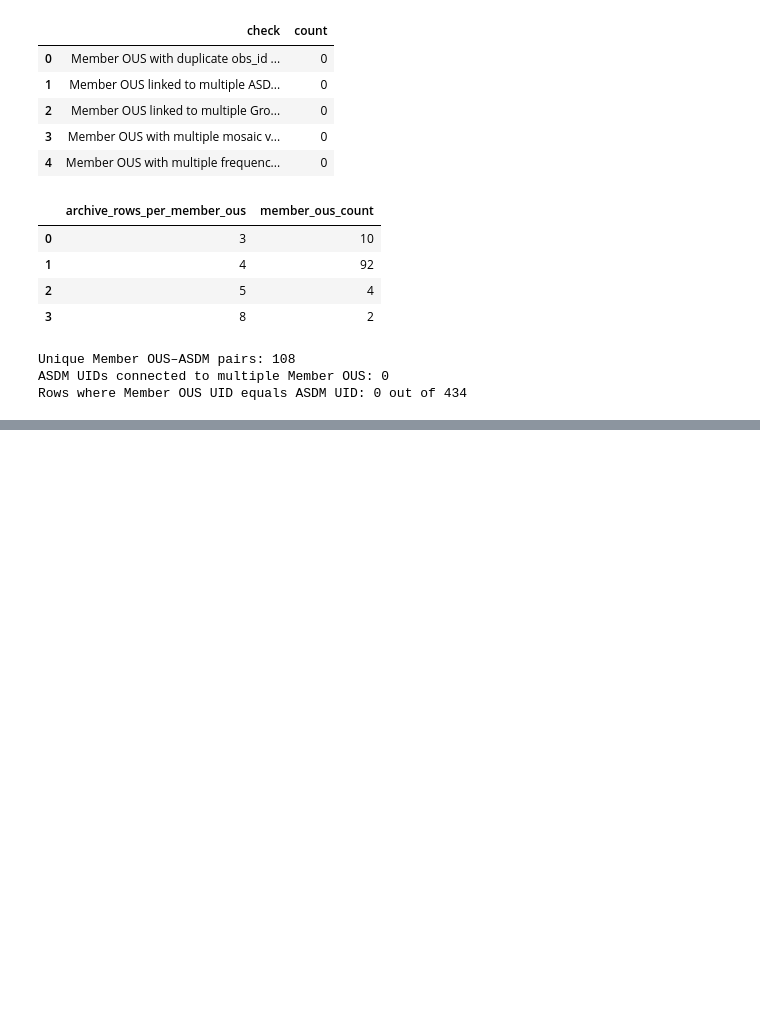
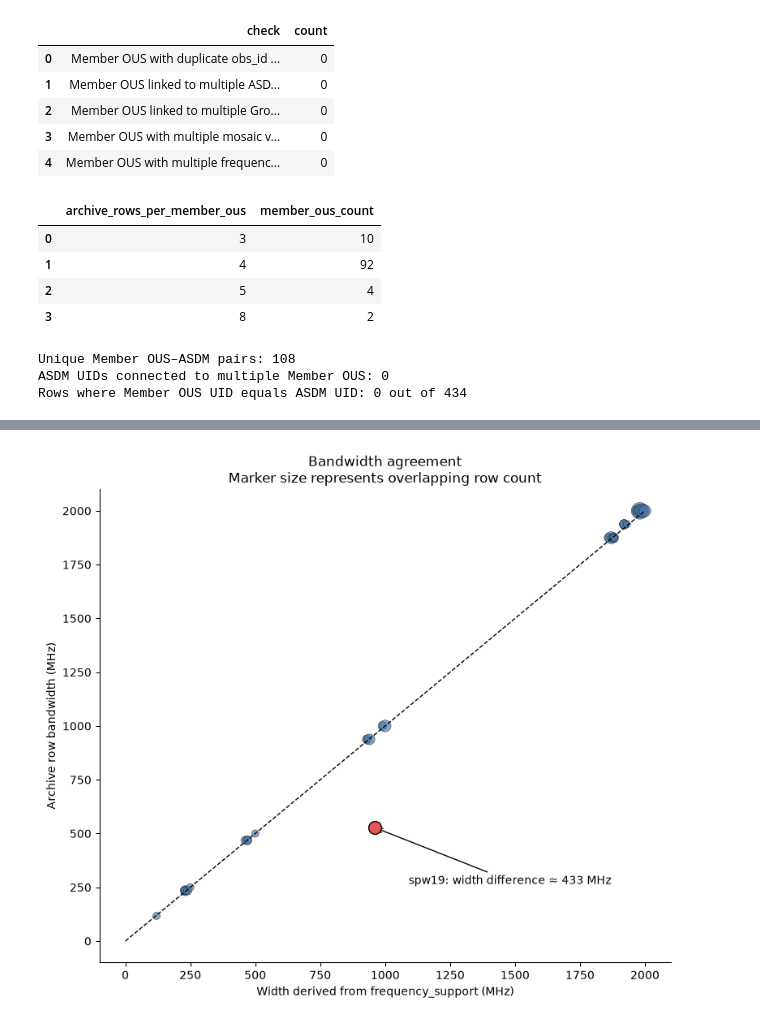
Before and after one commit to skycharon2/alma-duplication-tool, a Jupyter notebook: notebooks/01_archive_connection.ipynb, the cells around one changed output, grey strips where cells are left out. Saved outputs shown, nothing was run; the diff lists cells and outputs as text; code cells hidden in the pictures; blank space fills up the shorter version.

```diff
--- a/notebooks/01_archive_connection.ipynb
+++ b/notebooks/01_archive_connection.ipynb
@@ -900,0 +2004,84 @@ Rows where Member OUS UID equals ASDM UID: 0 out of 434
+# %%
+bandwidth_count_df = (
+    bandwidth_plot_df
+    .groupby(
+        [
+            "support_width_mhz",
+            "archive_bandwidth_mhz",
+        ],
+        as_index=False,
+    )
+    .size()
+)
+
+normal_count_df = bandwidth_count_df.loc[
+    (
+        bandwidth_count_df[
+            "support_width_mhz"
+        ]
+        - bandwidth_count_df[
+            "archive_bandwidth_mhz"
+        ]
+    ).abs() <= 100
+]
+
+fig, ax = plt.subplots(figsize=(8, 7))
+
+ax.scatter(
+    normal_count_df["support_width_mhz"],
+    normal_count_df["archive_bandwidth_mhz"],
+    s=25 + 18 * np.sqrt(normal_count_df["size"]),
+    color="#4C78A8",
+    alpha=0.65,
+    edgecolor="black",
+    linewidth=0.4,
+)
+
+maximum_width = max(
+    bandwidth_plot_df["support_width_mhz"].max(),
+    bandwidth_plot_df["archive_bandwidth_mhz"].max(),
+)
+
+ax.plot(
+    [0, maximum_width],
+    [0, maximum_width],
+    linestyle="--",
+    color="black",
+    linewidth=1,
+)
+
+ax.scatter(
+    outlier["support_width_mhz"],
+    outlier["archive_bandwidth_mhz"],
+    s=130,
+    color="#E45756",
+    edgecolor="black",
+    zorder=5,
+)
+
+ax.annotate(
+    "spw19: width difference ≈ 433 MHz",
+    xy=(
+        outlier["support_width_mhz"],
+        outlier["archive_bandwidth_mhz"],
+    ),
+    xytext=(30, -50),
+    textcoords="offset points",
+    arrowprops={"arrowstyle": "->"},
+)
+
+ax.set_title(
+    "Bandwidth agreement\n"
+    "Marker size represents overlapping row count"
+)
+ax.set_xlabel(
+    "Width derived from frequency_support (MHz)"
+)
+ax.set_ylabel("Archive row bandwidth (MHz)")
+
+ax.spines[["top", "right"]].set_visible(False)
+
+plt.tight_layout()
+plt.show()
+# %% [output]
+[figure, added]
```
Also changed, not shown: parts of 40 cells of this notebook.
